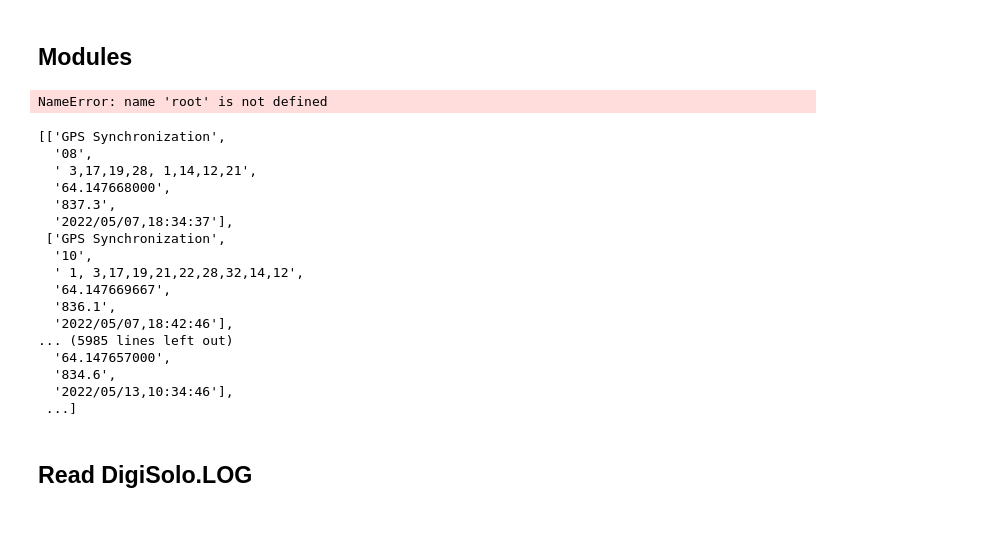
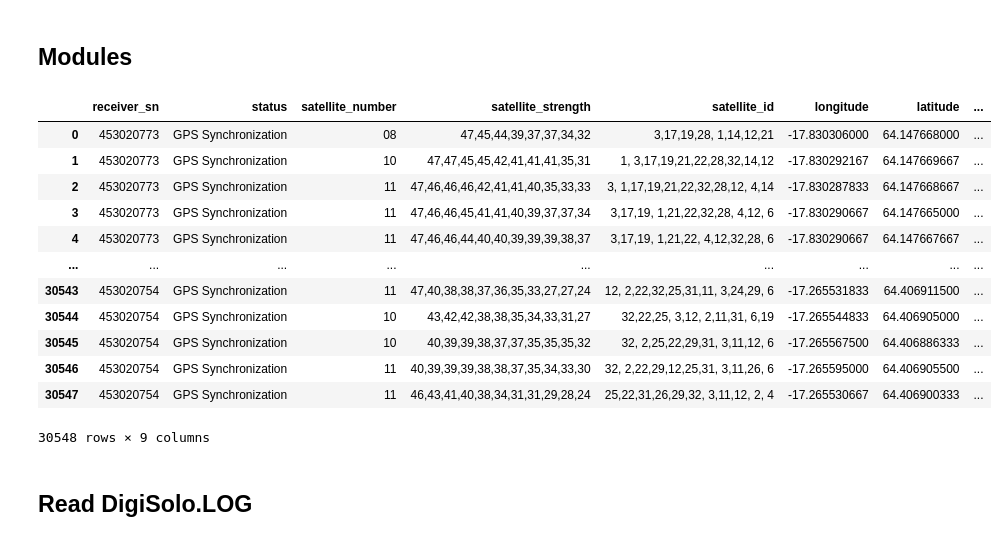
Before and after one commit to jgovoort/sismo-memo, a Jupyter notebook: gnss-temp.ipynb, the cells around one changed output. Drawn from its saved outputs; the diff is of its cells as text; code cells hidden in the pictures.

```diff
--- a/gnss-temp.ipynb
+++ b/gnss-temp.ipynb
@@ -167,24 +175,20 @@ def gnss_export_pca(root,sensors) :
 # %%
-output = gnss_export_pca(root,['20773'])
+output, sn = gnss_export_pca(root,['20773','20774','20769','20781','20739','20754'])
+head = ['receiver_sn','status','satellite_number','satellite_strength','satellite_id','longitude','latitude','altitude','record_time']
+df = pd.DataFrame(output,columns = head)
-# %% [output]
-NameError: name 'root' is not defined
 # %%
-output
+df
 # %% [output]
+|  | receiver_sn | status | satellite_number | satellite_strength | satellite_id | longitude | latitude | ... |
+| 0 | 453020773 | GPS Synchronization | 08 | 47,45,44,39,37,37,34,32 | 3,17,19,28, 1,14,12,21 | -17.830306000 | 64.147668000 | ... |
+| 1 | 453020773 | GPS Synchronization | 10 | 47,47,45,45,42,41,41,41,35,31 | 1, 3,17,19,21,22,28,32,14,12 | -17.830292167 | 64.147669667 | ... |
+| 2 | 453020773 | GPS Synchronization | 11 | 47,46,46,46,42,41,41,40,35,33,33 | 3, 1,17,19,21,22,32,28,12, 4,14 | -17.830287833 | 64.147668667 | ... |
+| 3 | 453020773 | GPS Synchronization | 11 | 47,46,46,45,41,41,40,39,37,37,34 | 3,17,19, 1,21,22,32,28, 4,12, 6 | -17.830290667 | 64.147665000 | ... |
+| 4 | 453020773 | GPS Synchronization | 11 | 47,46,46,44,40,40,39,39,39,38,37 | 3,17,19, 1,21,22, 4,12,32,28, 6 | -17.830290667 | 64.147667667 | ... |
+| ... | ... | ... | ... | ... | ... | ... | ... | ... |
+| 30543 | 453020754 | GPS Synchronization | 11 | 47,40,38,38,37,36,35,33,27,27,24 | 12, 2,22,32,25,31,11, 3,24,29, 6 | -17.265531833 | 64.406911500 | ... |
+| 30544 | 453020754 | GPS Synchronization | 10 | 43,42,42,38,38,35,34,33,31,27 | 32,22,25, 3,12, 2,11,31, 6,19 | -17.265544833 | 64.406905000 | ... |
+| 30545 | 453020754 | GPS Synchronization | 10 | 40,39,39,38,37,37,35,35,35,32 | 32, 2,25,22,29,31, 3,11,12, 6 | -17.265567500 | 64.406886333 | ... |
+| 30546 | 453020754 | GPS Synchronization | 11 | 40,39,39,39,38,38,37,35,34,33,30 | 32, 2,22,29,12,25,31, 3,11,26, 6 | -17.265595000 | 64.406905500 | ... |
+| 30547 | 453020754 | GPS Synchronization | 11 | 46,43,41,40,38,34,31,31,29,28,24 | 25,22,31,26,29,32, 3,11,12, 2, 4 | -17.265530667 | 64.406900333 | ... |
-[['GPS Synchronization',
-  '08',
-  ' 3,17,19,28, 1,14,12,21',
-  '64.147668000',
-  '837.3',
-  '2022/05/07,18:34:37'],
- ['GPS Synchronization',
-  '10',
-  ' 1, 3,17,19,21,22,28,32,14,12',
-  '64.147669667',
-  '836.1',
-  '2022/05/07,18:42:46'],
-... (5985 lines left out)
-  '64.147657000',
-  '834.6',
-  '2022/05/13,10:34:46'],
- ...]
+30548 rows × 9 columns
```
Also changed, not shown: parts of 9 cells of this notebook, 1 other file.
